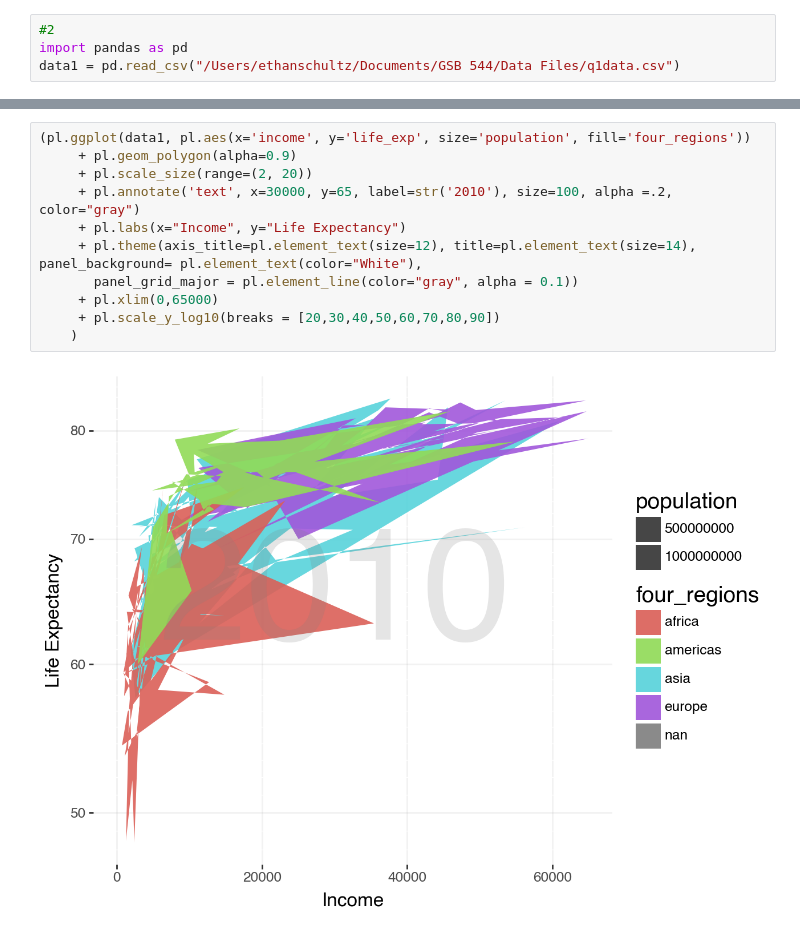
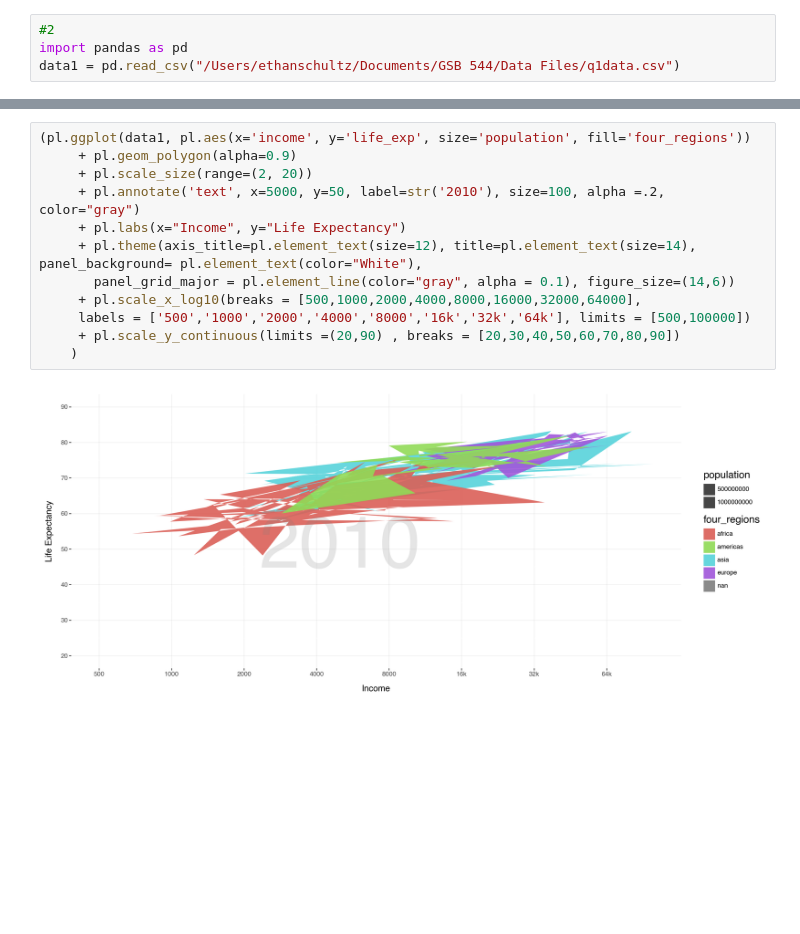
Before and after one commit to EthanSchultz49/GSB-544, a Jupyter notebook: Week_1/Lab1.ipynb, the cells around one changed output, grey strips where cells are left out. Cells and saved outputs as stored; diff of their text form; blank space fills up the shorter version.

```diff
--- a/Week_1/Lab1.ipynb
+++ b/Week_1/Lab1.ipynb
@@ -28,16 +28,17 @@ import plotnine as pl
 # %%
 (pl.ggplot(data1, pl.aes(x='income', y='life_exp', size='population', fill='four_regions'))
      + pl.geom_polygon(alpha=0.9)
      + pl.scale_size(range=(2, 20))
-     + pl.annotate('text', x=30000, y=65, label=str('2010'), size=100, alpha =.2, color="gray")
+     + pl.annotate('text', x=5000, y=50, label=str('2010'), size=100, alpha =.2, color="gray")
      + pl.labs(x="Income", y="Life Expectancy")
      + pl.theme(axis_title=pl.element_text(size=12), title=pl.element_text(size=14), panel_background= pl.element_text(color="White"),
-       panel_grid_major = pl.element_line(color="gray", alpha = 0.1))
-     + pl.xlim(0,65000)
-     + pl.scale_y_log10(breaks = [20,30,40,50,60,70,80,90])
+       panel_grid_major = pl.element_line(color="gray", alpha = 0.1), figure_size=(14,6))
+     + pl.scale_x_log10(breaks = [500,1000,2000,4000,8000,16000,32000,64000],
+     labels = ['500','1000','2000','4000','8000','16k','32k','64k'], limits = [500,100000])
+     + pl.scale_y_continuous(limits =(20,90) , breaks = [20,30,40,50,60,70,80,90])
     )
 # %% [output]
-[figure, old version]
+[figure, new version]
 # %%
 data2 = pd.read_csv("/Users/ethanschultz/Documents/GSB 544/Data Files/q2data.csv")
 data2['four_regions'] = pd.Categorical(data2['four_regions'])
```
Also changed, not shown: parts of 5 cells of this notebook, 1 other file.
